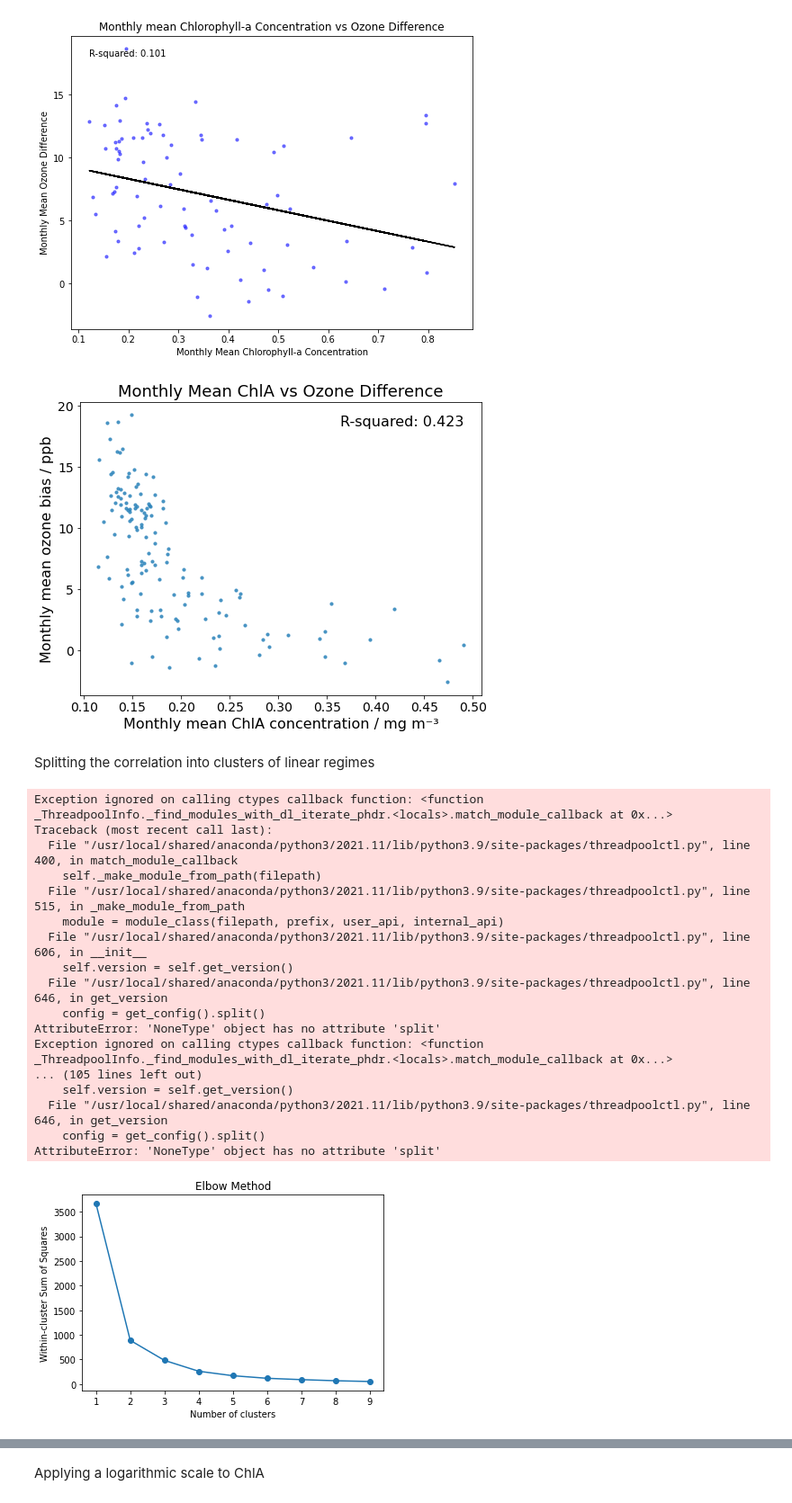
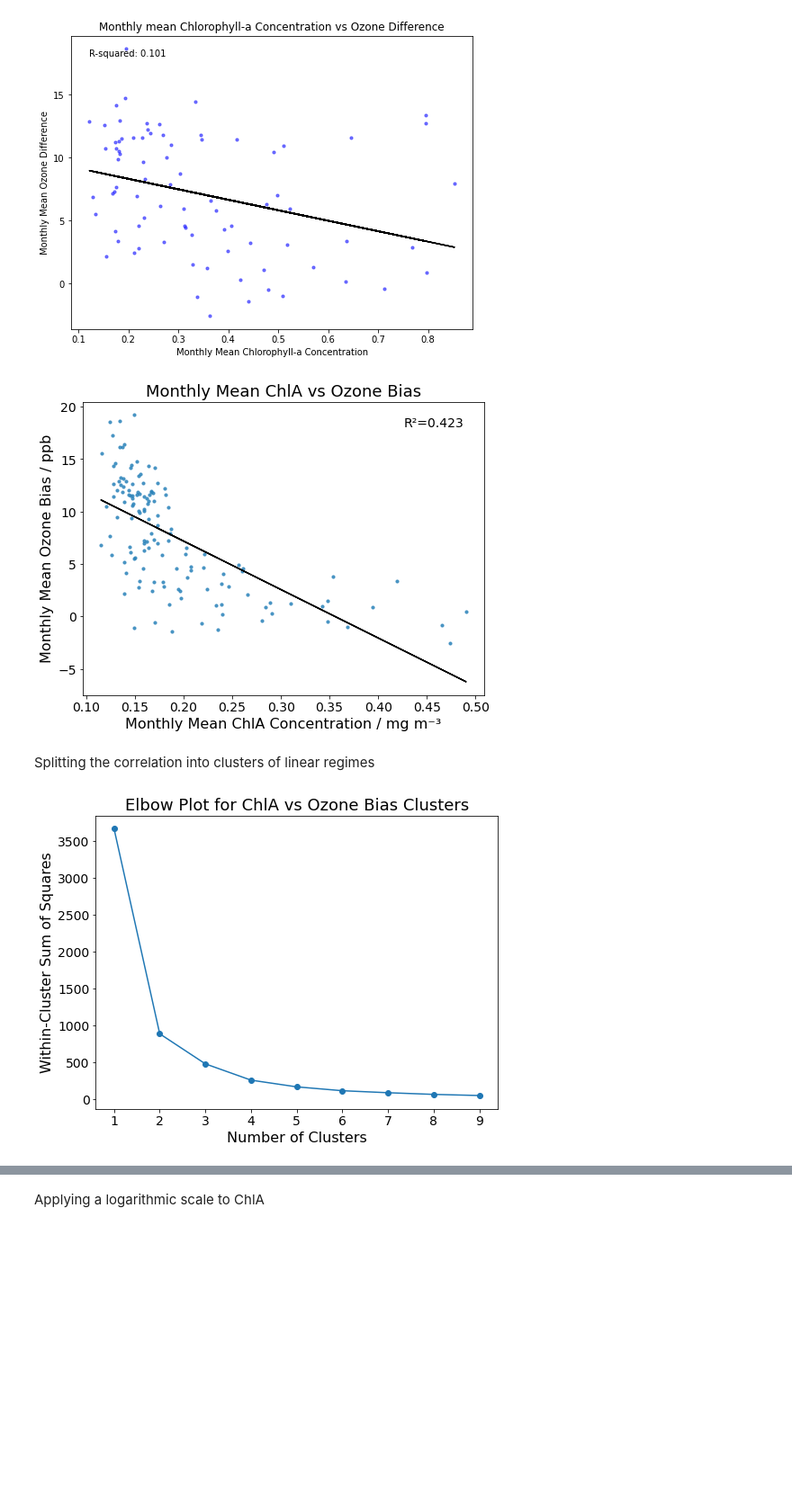
Before and after one commit to jamesperman/partiii_project, a Jupyter notebook: chlorophyll_plots.ipynb, the cells around one changed output, grey strips where cells are left out. Shown at 90% size. Drawn from its saved outputs; the diff is of its cells as text; code cells hidden in the pictures; blank space fills up the shorter version.

```diff
--- a/chlorophyll_plots.ipynb
+++ b/chlorophyll_plots.ipynb
@@ -661,59 +665,52 @@ slope, intercept, r_value, _, _ = linregress(chl_a_filtered, ozone_diff_filtered
 # Plot scatter plot for the filtered data
 plt.figure(figsize=(8, 6))
 
-plt.scatter(chl_a_filtered, ozone_diff_filtered, color='#2b83ba', s=10, alpha=0.8, label='Filtered Data Points')
+plt.scatter(chl_a_filtered, ozone_diff_filtered, color='#2b83ba', s=10, alpha=0.8)  # Removed the label for filtered data points
 
 # Add a linear regression line for the filtered data
-#plt.plot(chl_a_filtered, slope * chl_a_filtered + intercept, linestyle='solid', color='black', label='Regression Line')
+plt.plot(chl_a_filtered, slope * chl_a_filtered + intercept, linestyle='solid', color='black')
 
 # Customise plot
-plt.xlabel('Monthly mean ChlA concentration / mg m⁻³', fontsize=16)
-plt.ylabel('Monthly mean ozone bias / ppb', fontsize=16)
-plt.title('Monthly Mean ChlA vs Ozone Difference', fontsize=18)
+plt.xlabel('Monthly Mean ChlA Concentration / mg m⁻³', fontsize=16)
+plt.ylabel('Monthly Mean Ozone Bias / ppb', fontsize=16)
+plt.title('Monthly Mean ChlA vs Ozone Bias', fontsize=18)
 plt.tick_params(axis='both', which='major', labelsize=14)
+
+# Calculate R2 value
+r_squared = r_value**2
+
+# Adjust the x and y values as needed to position the text correctly
+plt.text(0.95, 0.95, f'R²={r_squared:.3f}', horizontalalignment='right', verticalalignment='top', transform=plt.gca().transAxes, fontsize=14)
 
 plt.savefig('/home/ajp255/nethome/Data/ChlAPlots/CVAO_ChlA_correlation.png', dpi=600)
 
 # Show the plot
 plt.show()
 # %% [output]
-[figure, old version]
+[figure, new version]
 # %% [markdown]
 Splitting the correlation into clusters of linear regimes
 # %%
-data = filtered_df[['monthly_mean_chl_a', 'Monthly_Mean_Ozone_Difference']]
+data = box_combined_df[['monthly_mean_chl_a', 'Monthly_Mean_Ozone_Difference']]
+
+plt.figure(figsize=(8, 6))
 
 # Calculate the within-cluster sum of squares for different numbers of clusters
 inertias = []
 for i in range(1, 10):
     kmeans = KMeans(n_clusters=i, random_state=0).fit(data)
     inertias.append(kmeans.inertia_)
 
 # Plot the elbow graph
 plt.plot(range(1, 10), inertias, marker='o')
-plt.title('Elbow Method')
-plt.xlabel('Number of clusters')
-plt.ylabel('Within-cluster Sum of Squares')
+plt.title('Elbow Plot for ChlA vs Ozone Bias Clusters', fontsize=18)
+plt.xlabel('Number of Clusters', fontsize=16)
+plt.ylabel('Within-Cluster Sum of Squares', fontsize=16)
+plt.tick_params(axis='both', which='major', labelsize=14)
+plt.savefig('/home/ajp255/nethome/Data/ChlAPlots/elbow_plot.png', dpi=600)
 plt.show()
 # %% [output]
-Exception ignored on calling ctypes callback function: <function _ThreadpoolInfo._find_modules_with_dl_iterate_phdr.<locals>.match_module_callback at 0x...>
-Traceback (most recent call last):
-  File "/usr/local/shared/anaconda/python3/2021.11/lib/python3.9/site-packages/threadpoolctl.py", line 400, in match_module_callback
-    self._make_module_from_path(filepath)
-  File "/usr/local/shared/anaconda/python3/2021.11/lib/python3.9/site-packages/threadpoolctl.py", line 515, in _make_module_from_path
-    module = module_class(filepath, prefix, user_api, internal_api)
-  File "/usr/local/shared/anaconda/python3/2021.11/lib/python3.9/site-packages/threadpoolctl.py", line 606, in __init__
-    self.version = self.get_version()
-  File "/usr/local/shared/anaconda/python3/2021.11/lib/python3.9/site-packages/threadpoolctl.py", line 646, in get_version
-    config = get_config().split()
-AttributeError: 'NoneType' object has no attribute 'split'
-Exception ignored on calling ctypes callback function: <function _ThreadpoolInfo._find_modules_with_dl_iterate_phdr.<locals>.match_module_callback at 0x...>
-... (105 lines left out)
-    self.version = self.get_version()
-  File "/usr/local/shared/anaconda/python3/2021.11/lib/python3.9/site-packages/threadpoolctl.py", line 646, in get_version
-    config = get_config().split()
-AttributeError: 'NoneType' object has no attribute 'split'
-[figure, old version]
+[figure, new version]
 # %%
 # Perform KMeans clustering with 2 clusters
 kmeans = KMeans(n_clusters=2, random_state=0)
```
Also changed, not shown: parts of 5 cells of this notebook, 3 other files.
